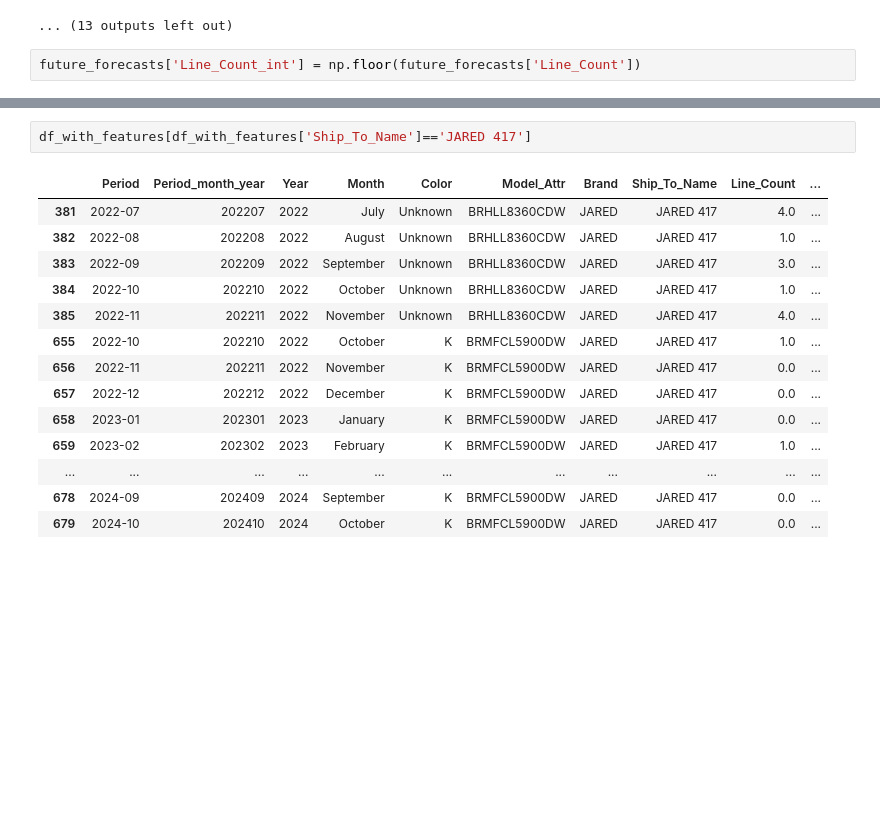
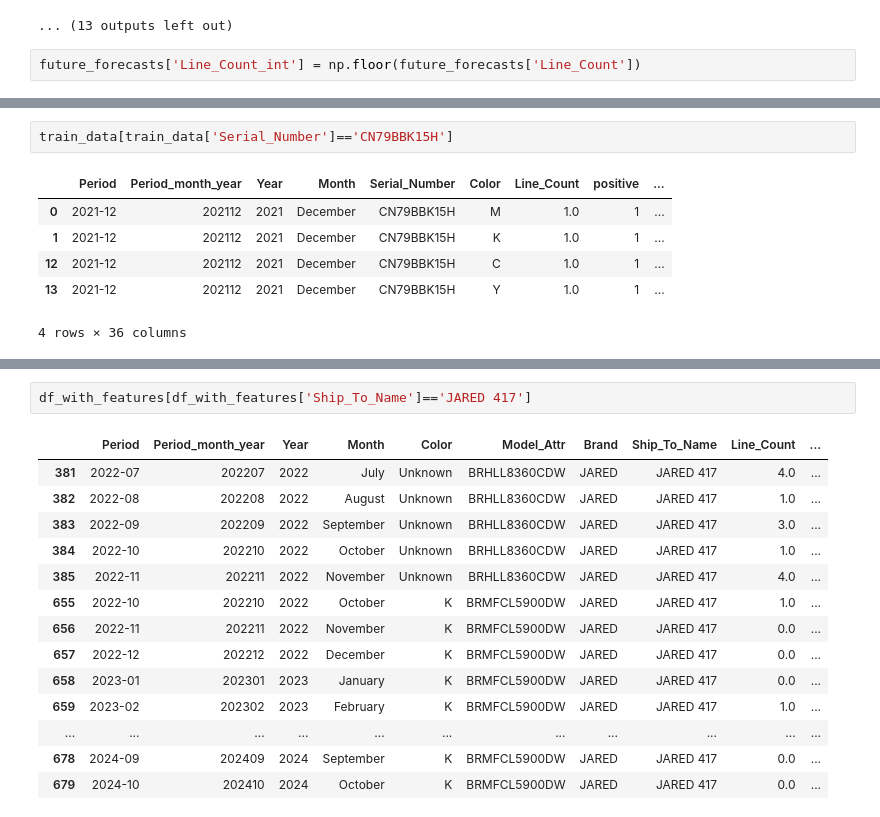
Before and after one commit to moumitaghanti/Signet-Supply, a Jupyter notebook: Signet Supply v3.ipynb, the cells around one changed output, grey strips where cells are left out. Cells and saved outputs as stored; diff of their text form; blank space fills up the shorter version.

```diff
--- a/Signet Supply v3.ipynb
+++ b/Signet Supply v3.ipynb
@@ -1017,3 +1369,12 @@ future_forecasts
+# %%
+train_data[train_data['Serial_Number']=='CN79BBK15H']
+# %% [output]
+|  | Period | Period_month_year | Year | Month | Serial_Number | Color | Line_Count | positive | ... |
+| 0 | 2021-12 | 202112 | 2021 | December | CN79BBK15H | M | 1.0 | 1 | ... |
+| 1 | 2021-12 | 202112 | 2021 | December | CN79BBK15H | K | 1.0 | 1 | ... |
+| 12 | 2021-12 | 202112 | 2021 | December | CN79BBK15H | C | 1.0 | 1 | ... |
+| 13 | 2021-12 | 202112 | 2021 | December | CN79BBK15H | Y | 1.0 | 1 | ... |
+4 rows × 36 columns
 # %%
 df_with_features
 # %% [output]
```
Also changed, not shown: parts of 28 cells of this notebook, 1 other file.
